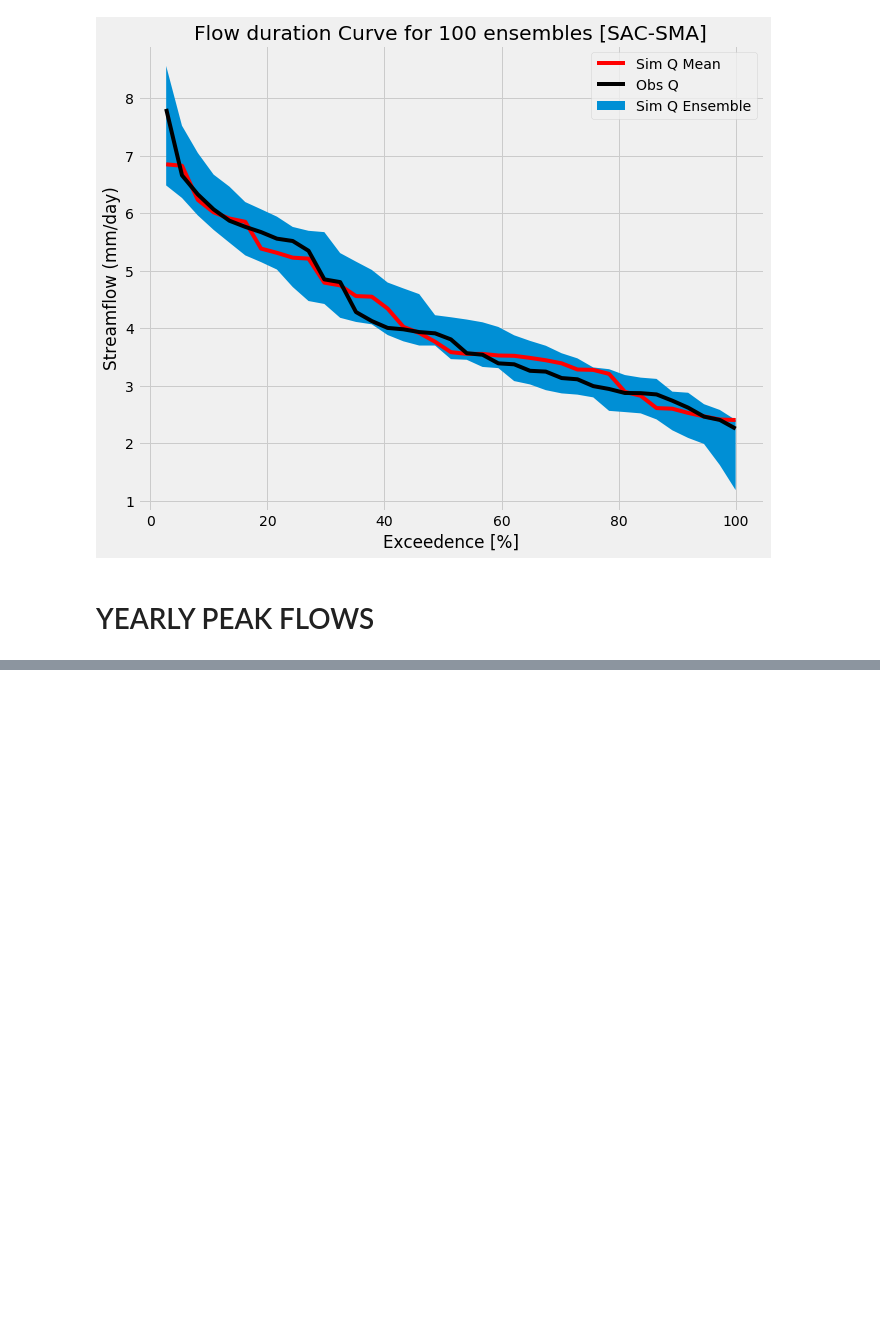
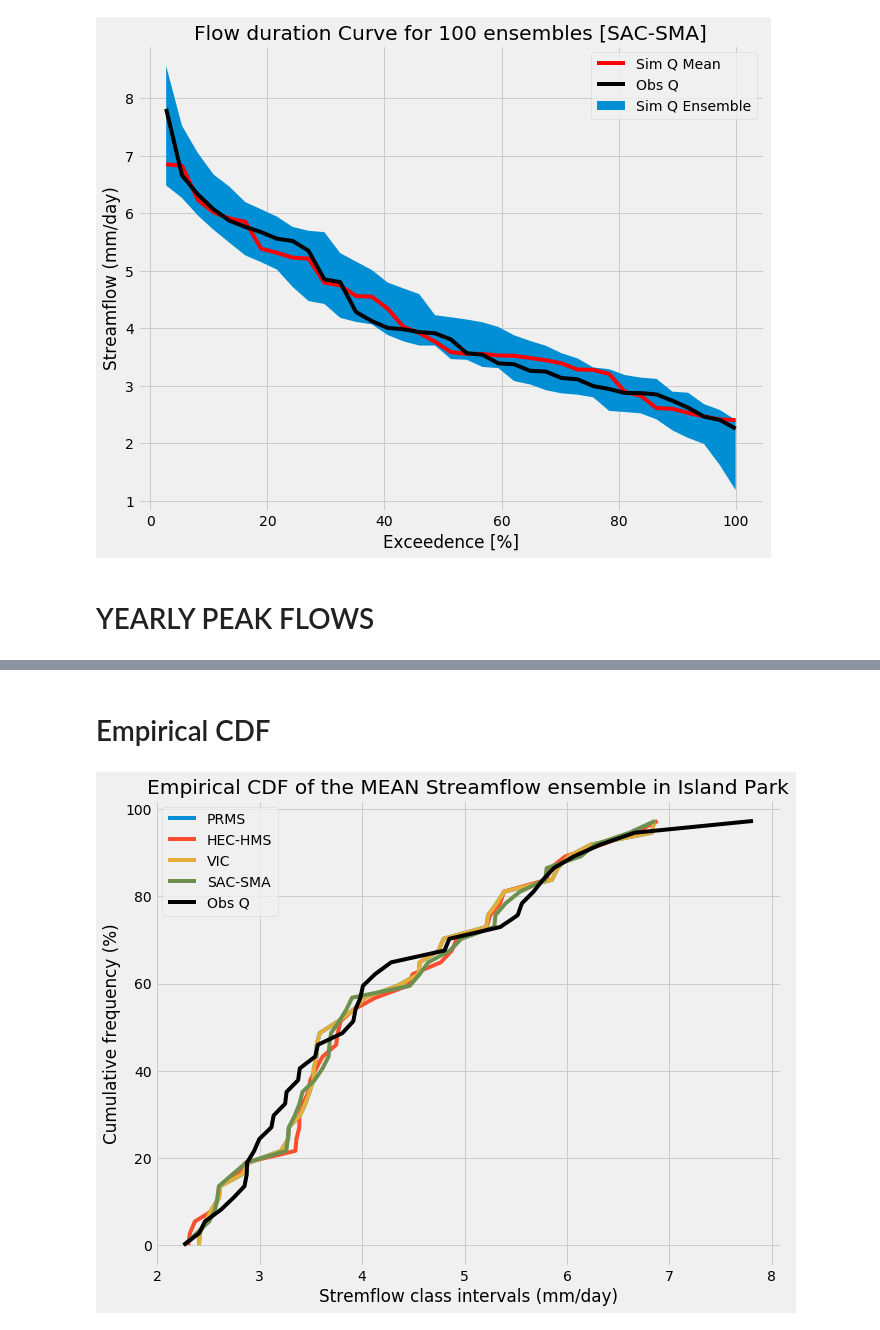
Before and after one commit to msaharia/aasi, a Jupyter notebook: calib_allensembles.ipynb, the cells around one changed output, grey strips where cells are left out. Cells and saved outputs as stored; diff of their text form; code cells hidden in the pictures; blank space fills up the shorter version.

```diff
--- a/calib_allensembles.ipynb
+++ b/calib_allensembles.ipynb
@@ -113,0 +126,26 @@ plotpeakq(hechmsq, meanqdat, qobs,'Streamflow (mm/day)',
+# %% [markdown]
+# Empirical CDF
+# %%
+# Empirical CDF
+plt.figure(figsize=(10,8))
+
+meanprms = prmsq.mean(axis=1)
+meanhechms = hechmsq.mean(axis=1)
+meanvic = vicq.mean(axis=1)
+meansacsma = sacsmaq.mean(axis=1)
+
+#Q['q_routed'].plot.hist(weights=np.zeros_like(Q['q_routed']) + 100. / Q['q_routed'].size, cumulative=True,edgecolor='#4aaaaa')
+plt.plot(np.sort(meanprms), np.linspace(0, 100, len(meanprms), endpoint=False), label = 'PRMS')
+plt.plot(np.sort(meanhechms), np.linspace(0, 100, len(meanprms), endpoint=False), label = 'HEC-HMS')
+plt.plot(np.sort(meanvic), np.linspace(0, 100, len(meanprms), endpoint=False), label = 'VIC')
+plt.plot(np.sort(meansacsma), np.linspace(0, 100, len(meanprms), endpoint=False), label = 'SAC-SMA')
+plt.plot(np.sort(qobs), np.linspace(0, 100, len(qobs), endpoint=False), label = 'Obs Q', color = 'black')
+
+plt.ylabel('Cumulative frequency (%)')
+plt.xlabel('Stremflow class intervals (mm/day)')
+plt.title('Empirical CDF of the MEAN Streamflow ensemble in Island Park')
+plt.legend()
+plt.savefig('figures/empiricalcdf.png', bbox_inches='tight', dpi=300)
+plt.show()
+# %% [output]
+[figure, added]
```
Also changed, not shown: parts of 6 cells of this notebook.
